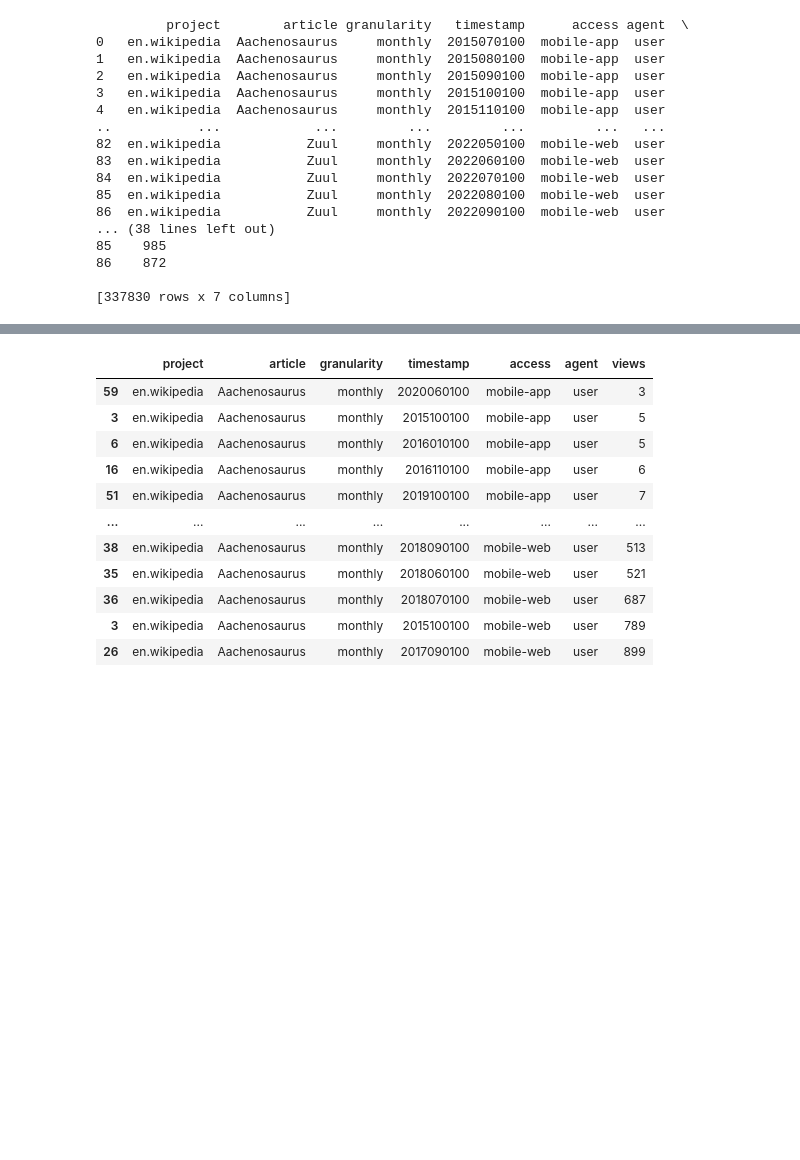
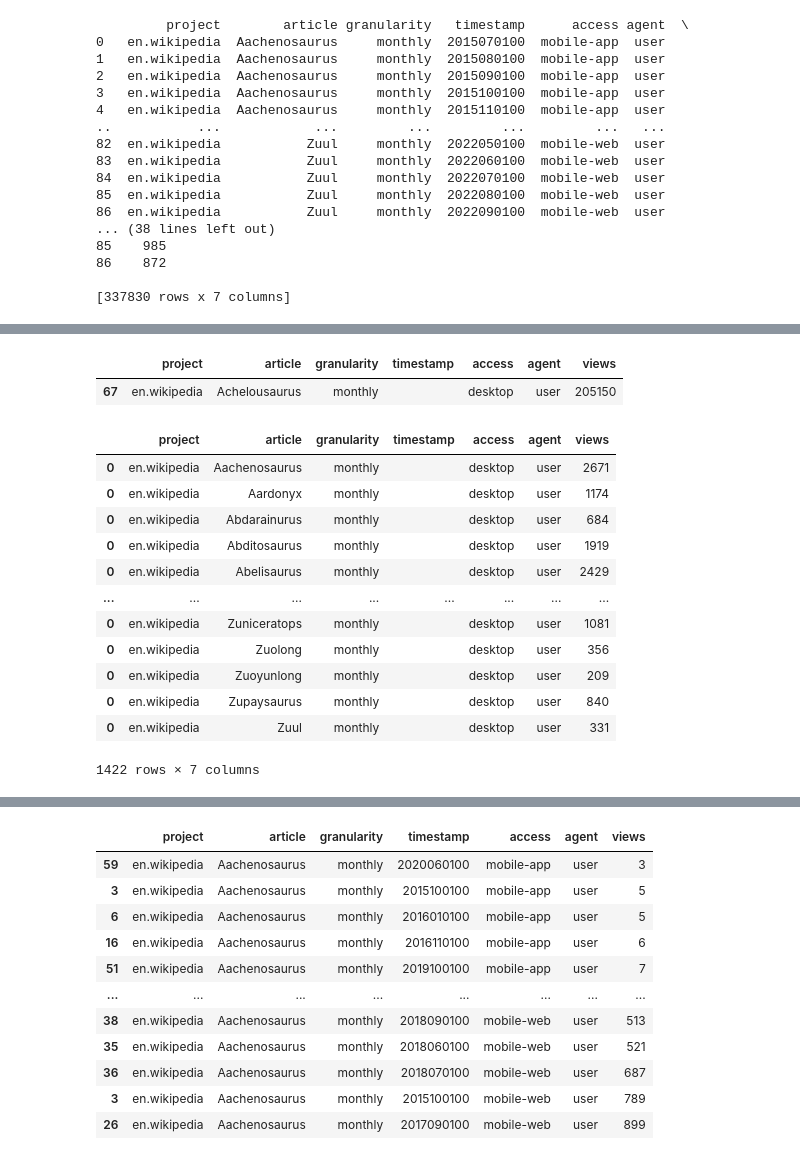
Before and after one commit to 98yangjames/DATA-512, a Jupyter notebook: Homework1_Data512.ipynb, the cells around one changed output, grey strips where cells are left out. Cells and saved outputs as stored; diff of their text form; code cells hidden in the pictures; blank space fills up the shorter version.

```diff
--- a/Homework1_Data512.ipynb
+++ b/Homework1_Data512.ipynb
@@ -389,3 +359,26 @@ df_mobile
+# %%
+top_10_peak_page_views(df_desk)
+# %% [output]
+|  | project | article | granularity | timestamp | access | agent | views |
+| 67 | en.wikipedia | Achelousaurus | monthly |  | desktop | user | 205150 |
+# %%
+df = df_desk
+df.sort_values('views', ascending=False)
+df.drop_duplicates('article')
+# %% [output]
+|  | project | article | granularity | timestamp | access | agent | views |
+| 0 | en.wikipedia | Aachenosaurus | monthly |  | desktop | user | 2671 |
+| 0 | en.wikipedia | Aardonyx | monthly |  | desktop | user | 1174 |
+| 0 | en.wikipedia | Abdarainurus | monthly |  | desktop | user | 684 |
+| 0 | en.wikipedia | Abditosaurus | monthly |  | desktop | user | 1919 |
+| 0 | en.wikipedia | Abelisaurus | monthly |  | desktop | user | 2429 |
+| ... | ... | ... | ... | ... | ... | ... | ... |
+| 0 | en.wikipedia | Zuniceratops | monthly |  | desktop | user | 1081 |
+| 0 | en.wikipedia | Zuolong | monthly |  | desktop | user | 356 |
+| 0 | en.wikipedia | Zuoyunlong | monthly |  | desktop | user | 209 |
+| 0 | en.wikipedia | Zupaysaurus | monthly |  | desktop | user | 840 |
+| 0 | en.wikipedia | Zuul | monthly |  | desktop | user | 331 |
+1422 rows × 7 columns
 # %%
 df = df_mobile
 def top_10_peak_page(df):
```
Also changed, not shown: parts of 11 cells of this notebook.
